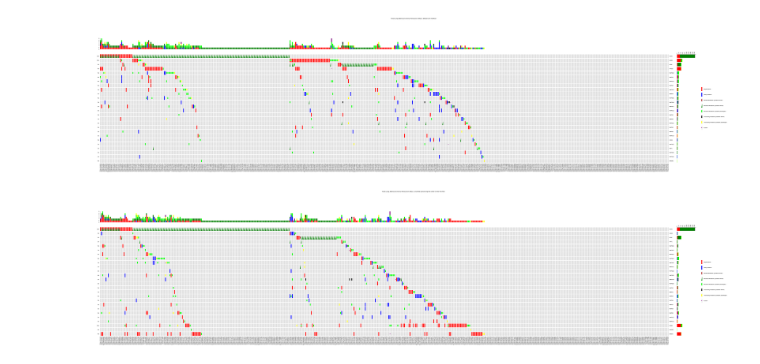
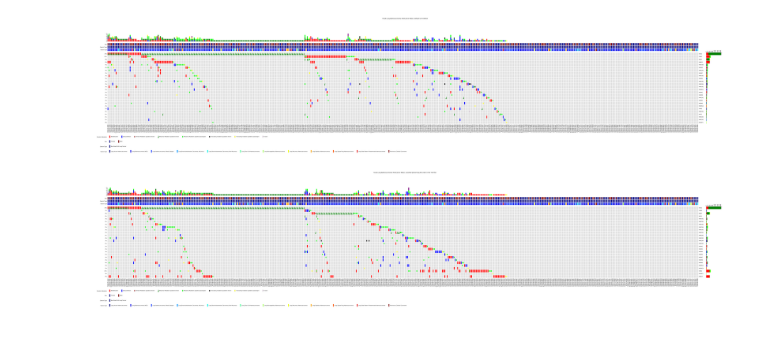
Before and after one commit to pnucolab/pyoncoprint, a Jupyter notebook: example.ipynb, the cells around one changed output. Drawn from its saved outputs; the diff is of its cells as text; code cells hidden in the pictures; blank space fills up the shorter version.

```diff
--- a/example.ipynb
+++ b/example.ipynb
@@ -5,6 +5,23 @@ import pandas as pd
 # %%
 # Data downloaded from: https://www.cbioportal.org/results/oncoprint?Z_SCORE_THRESHOLD=2.0&RPPA_SCORE_THRESHOLD=2.0&data_priority=0&profileFilter=0&case_set_id=luad_tcga_pan_can_atlas_2018_cnaseq&gene_list=KRAS%2520HRAS%2520BRAF%2520RAF1%2520MAP3K1%2520MAP3K2%2520MAP3K3%2520MAP3K4%2520MAP3K5%2520MAP2K1%2520MAP2K2%2520MAP2K3%2520MAP2K4%2520MAP2K5%2520MAPK1%2520MAPK3%2520MAPK4%2520MAPK6%2520MAPK7%2520MAPK8%2520MAPK9%2520MAPK12%2520MAPK14%2520DAB2%2520RASSF1%2520RAB25&geneset_list=%20&tab_index=tab_visualize&Action=Submit&genetic_profile_ids_PROFILE_MUTATION_EXTENDED=luad_tcga_pan_can_atlas_2018_mutations&genetic_profile_ids_PROFILE_COPY_NUMBER_ALTERATION=luad_tcga_pan_can_atlas_2018_gistic&cancer_study_list=luad_tcga_pan_can_atlas_2018
 df = pd.read_csv('./tcga.tsv', sep='\t', header=0, index_col='track_name').drop(columns=['track_type'])
+# %%
+import matplotlib.pyplot as plt
+import numpy as np
+
+cmap = plt.get_cmap('jet')
+
+annotation_types = ['Tumor Type', 'Cancer Type', 'Sex']
+annotations = {}
+for idx, (annot_type, annots) in enumerate(zip(annotation_types, df.loc[annotation_types].to_numpy())):
+    uniq_annots = np.unique(np.ravel(annots))
+    annotations[annot_type] = {
+        'annotations': annots,
+        'colors': {k: v for k, v in zip(uniq_annots, cmap(np.linspace(0, 1, uniq_annots.size, dtype=float)))},
+        'order': idx,
+    }
+# %%
+df = df.drop(index=annotation_types)
 # %%
 # Marker definition
 #
@@ -46,6 +63,7 @@ mutation_markers = {
     "Fusion": dict(
         marker="*",
         color="purple",
+        lw=0,
         zindex=2
     ),
     "Inframe Mutation (putative driver)": dict(
@@ -83,28 +118,27 @@ mutation_markers = {
 op = pyoncoprint.OncoPrint(df)
 # %%
 fig, axes = op.oncoprint(mutation_markers,
-                         figsize=[80, 20],
-                         width_ratios=[30, 1, 1],            # oncoprint, right barplot, legend
-                         height_ratios=[1, 10],              # top barplot, oncoprint
+                         annotations=annotations,
+                         figsize=[100, 20],
                          gap=[0.3, 0.1],                     # gap between cells (ratio)
-                         legend_handle_size_ratio=[0.4, 5],  # legend handle size (ratio)
-                         legend_kwargs=dict(labelspacing=4), # more keyword arguments for legend
-                         title="TCGA Lung Adenocarcinoma (PanCancer Atlas), default sort method")
-# return values: figure, (oncoprint_axis, oncoprint_dual_axis, axis_top_barplot, axis_right_barplot, axis_legend)
+                         title="TCGA Lung Adenocarcinoma (PanCancer Atlas), default sort method",
+                         is_topplot=True, is_rightplot=True, is_legend=True)
+# return values: figure, (oncoprint_axis, oncoprint_dual_axis, axis_top_barplot, axis_annotations, axis_right_barplot, axis_legend)
+fig.patch.set_facecolor('white')
 pass
 # %% [output]
-[figure, old version]
+[figure, new version]
 # %%
 fig, axes = op.oncoprint(mutation_markers,
                          gene_sort_method='unsorted',
                          sample_sort_method='unsorted',
-                         figsize=[80, 20],
-                         width_ratios=[30, 1, 1],
-                         height_ratios=[1, 10],
-                         gap=[0.3, 0.1],
-                         legend_handle_size_ratio=[0.4, 5],
-                         legend_kwargs=dict(labelspacing=4),
-                         title="TCGA Lung Adenocarcinoma (PanCancer Atlas), unsorted (preserving the order in the TSV file)")
+                         annotations=annotations,
+                         figsize=[100, 20],
+                         gap=[0.3, 0.1],                     # gap between cells (ratio)
+                         title="TCGA Lung Adenocarcinoma (PanCancer Atlas), unsorted (preserving the order in the TSV file)",
+                         is_topplot=True, is_rightplot=True, is_legend=True)
+# return values: figure, (oncoprint_axis, oncoprint_dual_axis, axis_top_barplot, axis_annotations, axis_right_barplot, axis_legend)
+fig.patch.set_facecolor('white')
 pass
 # %% [output]
-[figure, old version]
+[figure, new version]
```
Also changed, not shown: parts of 3 cells of this notebook, 1 other file.
